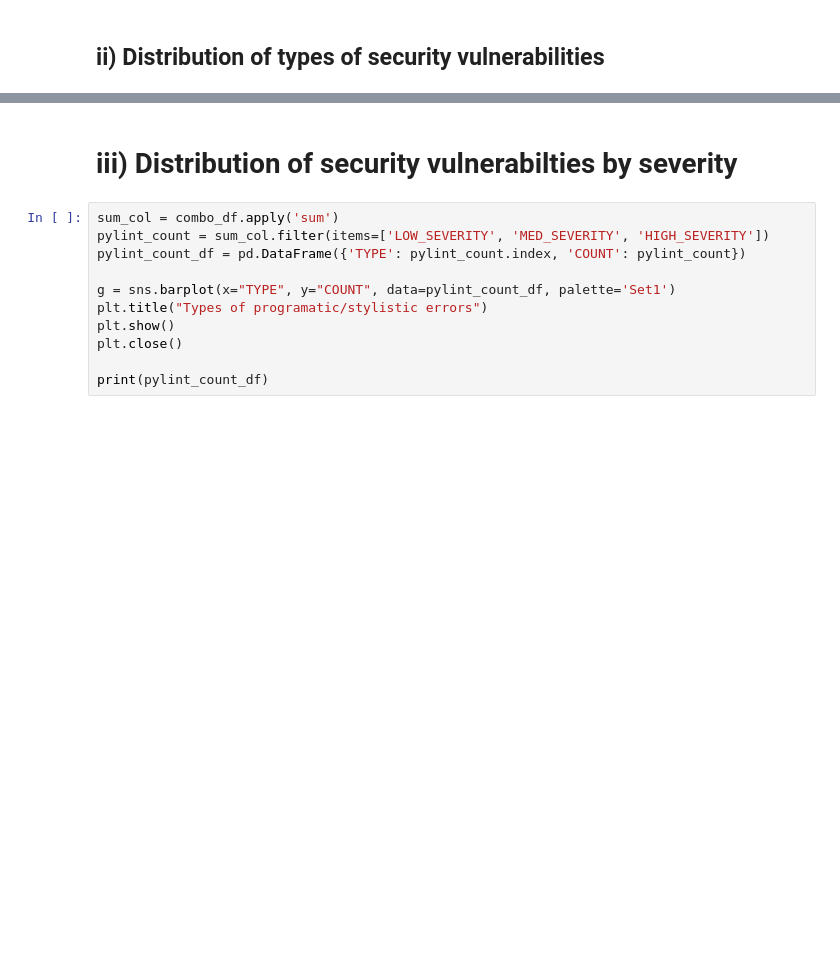
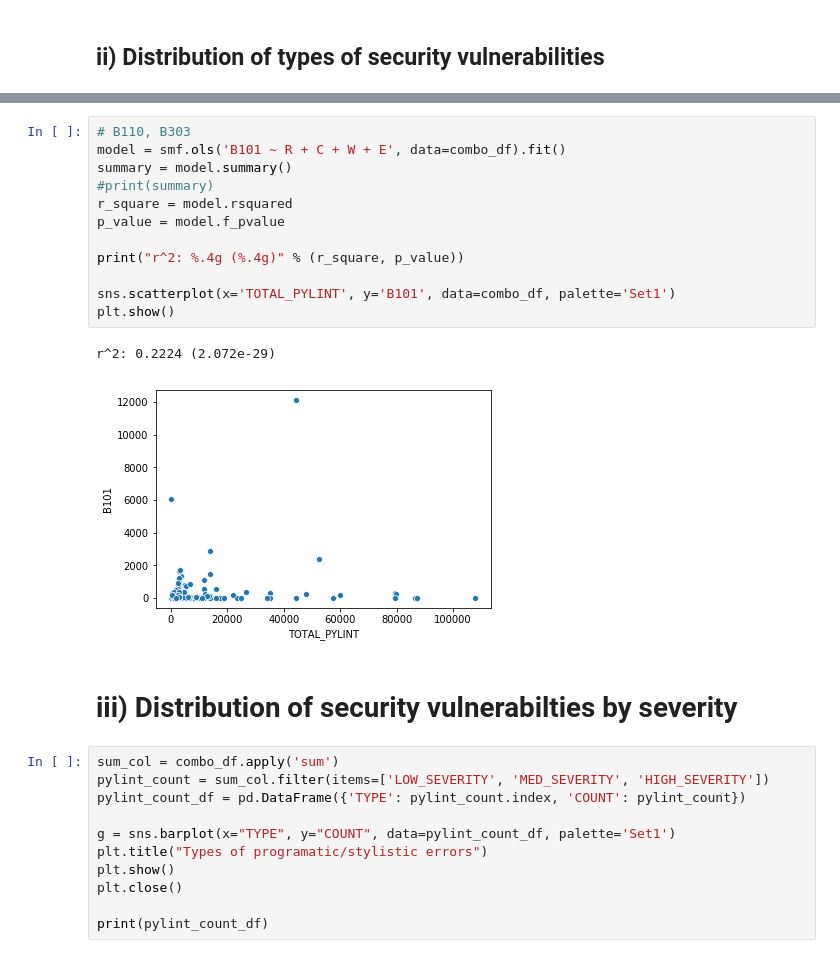
Before and after one commit to ruthjohnson95/CS230, a Jupyter notebook: stat_analysis/stat_analysis.ipynb, the cells around one changed output, grey strips where cells are left out. Cells and saved outputs as stored; diff of their text form; blank space fills up the shorter version.

```diff
--- a/stat_analysis/stat_analysis.ipynb
+++ b/stat_analysis/stat_analysis.ipynb
@@ -86,3 +163,18 @@ pylint_count_df
+# %%
+# B110, B303
+model = smf.ols('B101 ~ R + C + W + E', data=combo_df).fit()
+summary = model.summary()
+#print(summary)
+r_square = model.rsquared
+p_value = model.f_pvalue
+
+print("r^2: %.4g (%.4g)" % (r_square, p_value))
+
+sns.scatterplot(x='TOTAL_PYLINT', y='B101', data=combo_df, palette='Set1')
+plt.show()
+# %% [output]
+r^2: 0.2224 (2.072e-29)
+[figure, added]
 # %% [markdown]
 # iii) Distribution of security vulnerabilties by severity
 # %%
```
Also changed, not shown: parts of 21 cells of this notebook, 1 other file.
